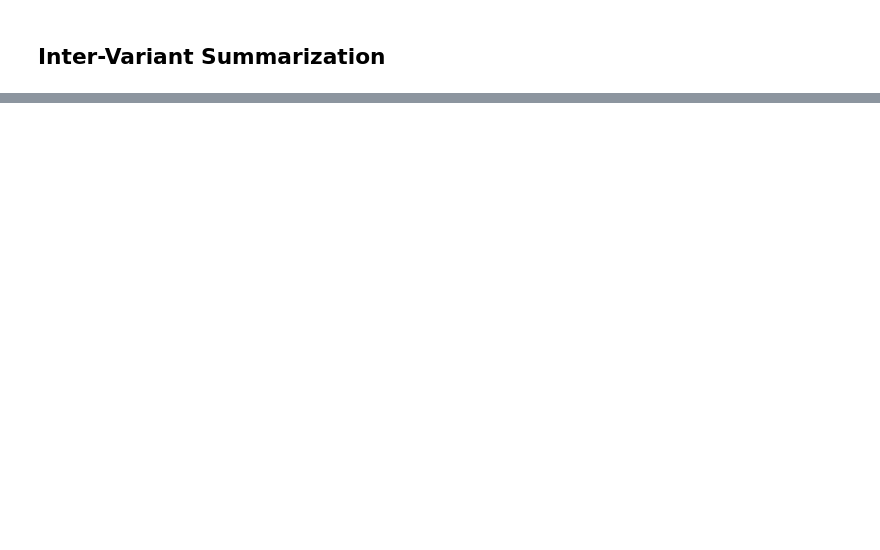
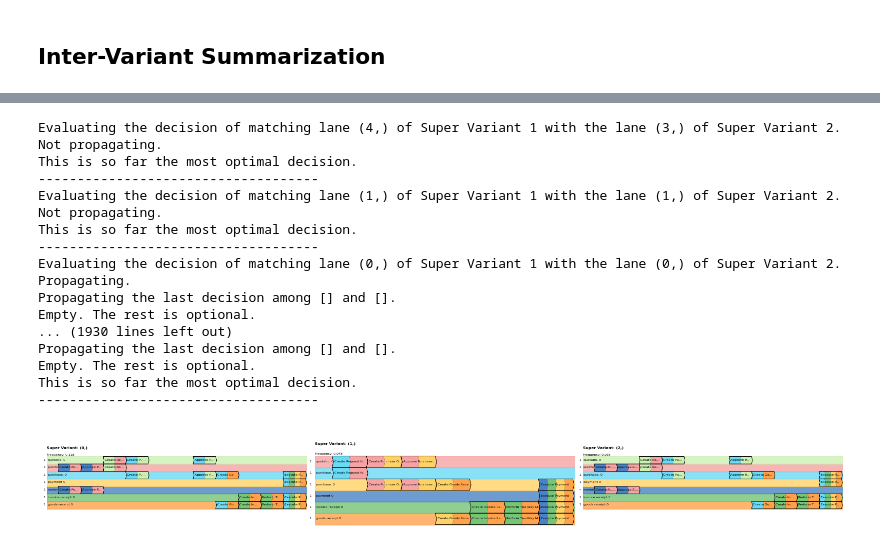
Before and after one commit to TJEWH/Object-Centric-Super-Variants, a Jupyter notebook: case_studies.ipynb, the cells around one changed output, grey strips where cells are left out. Saved outputs shown, nothing was run; the diff lists cells and outputs as text; code cells hidden in the pictures; blank space fills up the shorter version.

```diff
--- a/case_studies.ipynb
+++ b/case_studies.ipynb
@@ -100,3 +119,36 @@ print_hierarchy_costs(hierarchies)
+# %%
+# MODE4/PerfEval - Ultimate Super Variant and No Nested Structures
+
+IEVG.NESTED_STRUCTURES = False
+SVH.MODE = SVH.MODE.NO_FREQUENCY
+initial_super_variants = intra_variant_summarizations
+
+hierarchies, final_super_variants = IEVG.generate_super_variant_hierarchy(intra_variant_summarizations, base=4)
+
+for hierarchy in hierarchies:
+    SVH.explore_hierarchy_bottom_up(hierarchy)
+
+# [SVH.explore_hierarchy_bottom_up(hierarchy) for hierarchy in hierarchies]
+# utils.build_triad_hierarchy(initial_super_variants)
+# %% [output]
+Evaluating the decision of matching lane (4,) of Super Variant 1 with the lane (3,) of Super Variant 2.
+Not propagating.
+This is so far the most optimal decision.
+------------------------------------
+Evaluating the decision of matching lane (1,) of Super Variant 1 with the lane (1,) of Super Variant 2.
+Not propagating.
+This is so far the most optimal decision.
+------------------------------------
+Evaluating the decision of matching lane (0,) of Super Variant 1 with the lane (0,) of Super Variant 2.
+Propagating.
+Propagating the last decision among [] and [].
+Empty. The rest is optional.
+... (1930 lines left out)
+Propagating the last decision among [] and [].
+Empty. The rest is optional.
+This is so far the most optimal decision.
+------------------------------------
+[figure, added]
 # %%
 # MODE2 - Pre-Classification and Nested Structures
 # CAREFUL, TAKES FOREVER
```
Also changed, not shown: parts of 11 cells of this notebook.
